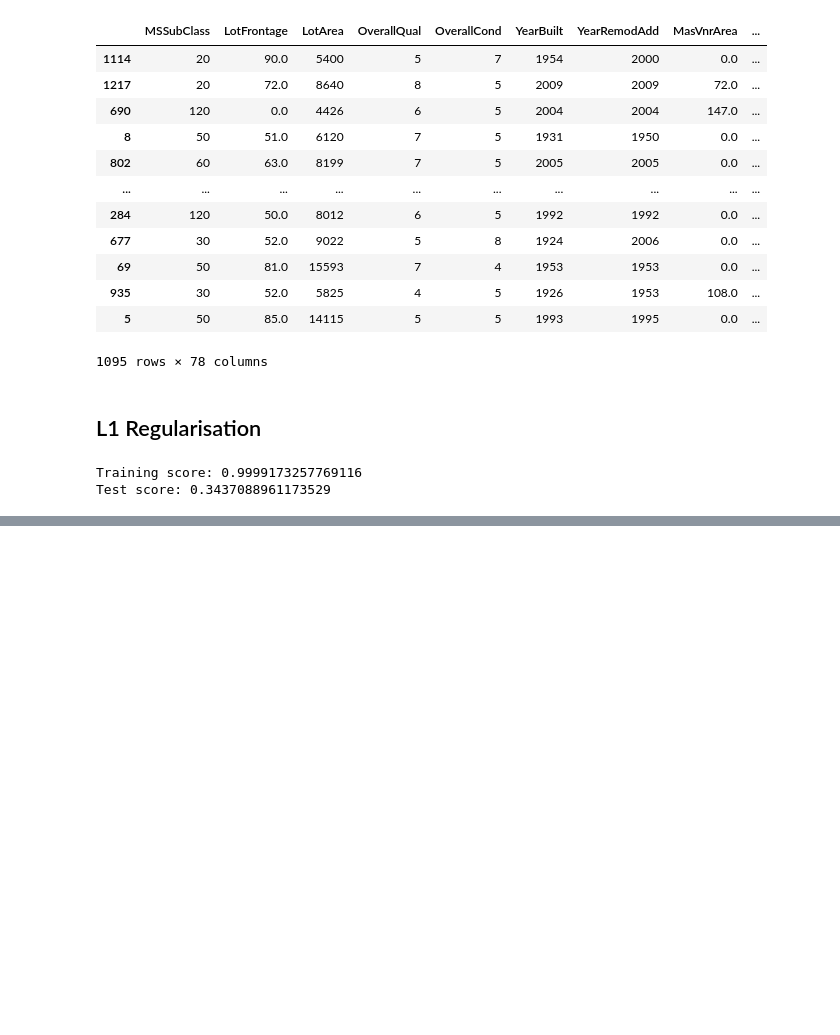
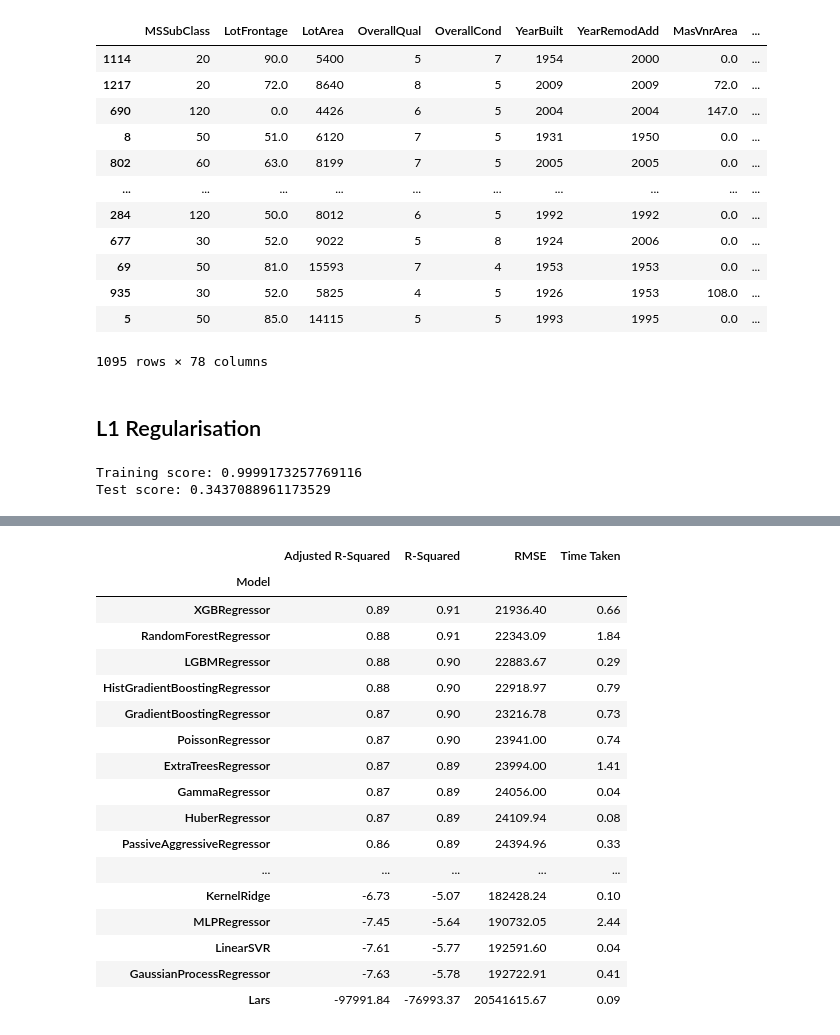
Before and after one commit to abdulhakkeempa/house-price-prediction, a Jupyter notebook: House_Price_Prediction.ipynb, the cells around one changed output, grey strips where cells are left out. Cells and saved outputs as stored; diff of their text form; code cells hidden in the pictures; blank space fills up the shorter version.

Commit message:
feature: compared multiple regression models

```diff
--- a/House_Price_Prediction.ipynb
+++ b/House_Price_Prediction.ipynb
@@ -889,0 +895,6 @@ Test score: 0.3437088961173529
+# %%
+X_train[numeric_columns] = scalerX.fit_transform(X_train[numeric_columns])
+X_test[numeric_columns] = scalerX.transform(X_test[numeric_columns])
+# %%
+y_train = scalerY.fit_transform(y_train)
+y_test = scalerY.transform(y_test)
@@ -889,0 +903,4 @@ Test score: 0.3437088961173529
+# %%
+from sklearn.svm import SVR
+regressor = SVR(kernel = 'linear')
+regressor.fit(X_train, y_train)
@@ -889,0 +948,3 @@ Test score: 0.3437088961173529
+# %%
+model = LazyRegressor(verbose=1, ignore_warnings=False, random_state = 42 )
+models, predictions = model.fit(X_train, X_test, y_train, y_test)
@@ -889,0 +979,21 @@ Test score: 0.3437088961173529
+# %%
+models.sort_values(by = 'R-Squared', ascending = False)
+# %% [output]
+|  | Adjusted R-Squared | R-Squared | RMSE | Time Taken |
+| Model |  |  |  |  |
+| XGBRegressor | 0.89 | 0.91 | 21936.40 | 0.66 |
+| RandomForestRegressor | 0.88 | 0.91 | 22343.09 | 1.84 |
+| LGBMRegressor | 0.88 | 0.90 | 22883.67 | 0.29 |
+| HistGradientBoostingRegressor | 0.88 | 0.90 | 22918.97 | 0.79 |
+| GradientBoostingRegressor | 0.87 | 0.90 | 23216.78 | 0.73 |
+| PoissonRegressor | 0.87 | 0.90 | 23941.00 | 0.74 |
+| ExtraTreesRegressor | 0.87 | 0.89 | 23994.00 | 1.41 |
+| GammaRegressor | 0.87 | 0.89 | 24056.00 | 0.04 |
+| HuberRegressor | 0.87 | 0.89 | 24109.94 | 0.08 |
+| PassiveAggressiveRegressor | 0.86 | 0.89 | 24394.96 | 0.33 |
+| ... | ... | ... | ... | ... |
+| KernelRidge | -6.73 | -5.07 | 182428.24 | 0.10 |
+| MLPRegressor | -7.45 | -5.64 | 190732.05 | 2.44 |
+| LinearSVR | -7.61 | -5.77 | 192591.60 | 0.04 |
+| GaussianProcessRegressor | -7.63 | -5.78 | 192722.91 | 0.41 |
+| Lars | -97991.84 | -76993.37 | 20541615.67 | 0.09 |
```
Also changed, not shown: parts of 24 cells of this notebook.
